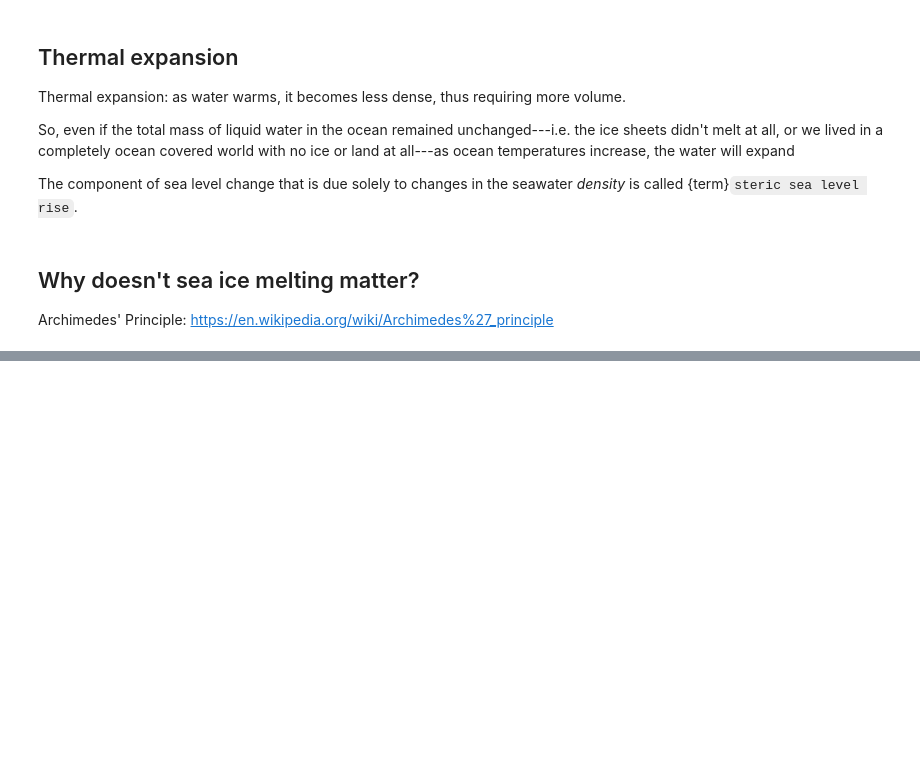
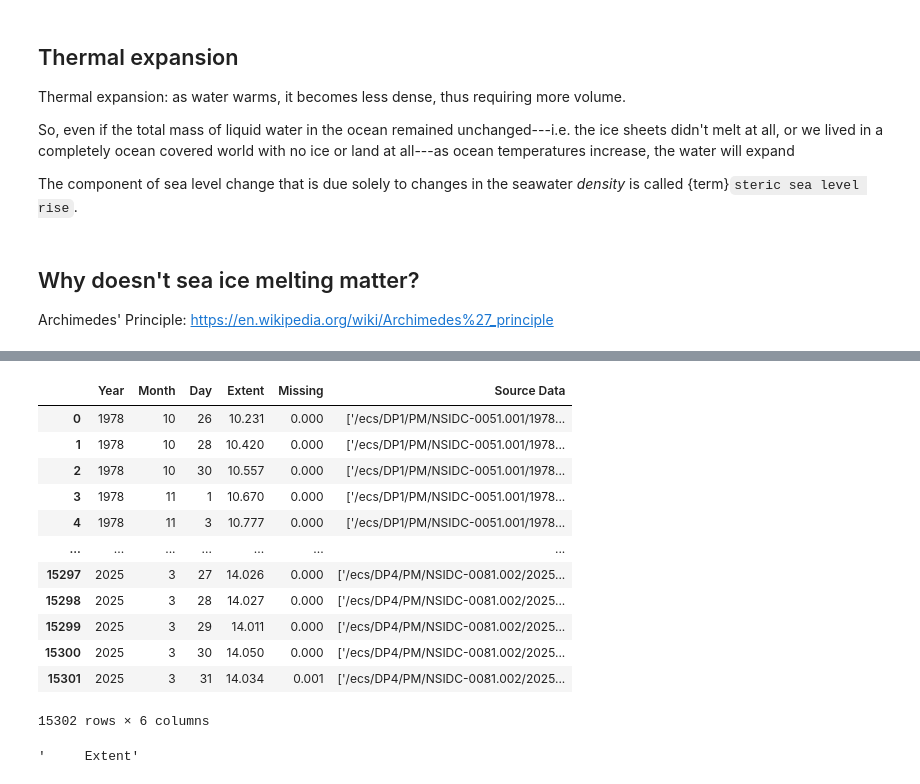
Before and after one commit to spencerahill/clim-change-course_2025, a Jupyter notebook: chapters/XX_main-content.ipynb, the cells around one changed output, grey strips where cells are left out. Saved outputs shown, nothing was run; the diff lists cells and outputs as text; code cells hidden in the pictures; blank space fills up the shorter version.

```diff
--- a/chapters/XX_main-content.ipynb
+++ b/chapters/XX_main-content.ipynb
@@ -80,0 +125,22 @@ Archimedes' Principle: https://en.wikipedia.org/wiki/Archimedes%27_principle
+# %%
+url = "https://noaadata.apps.nsidc.org/NOAA/G02135/north/daily/data/N_seaice_extent_daily_v3.0.csv"
+df = pd.read_csv(url, header=0, skiprows=[1])
+df
+# %% [output]
+|  | Year | Month | Day | Extent | Missing | Source Data |
+| 0 | 1978 | 10 | 26 | 10.231 | 0.000 | ['/ecs/DP1/PM/NSIDC-0051.001/1978... |
+| 1 | 1978 | 10 | 28 | 10.420 | 0.000 | ['/ecs/DP1/PM/NSIDC-0051.001/1978... |
+| 2 | 1978 | 10 | 30 | 10.557 | 0.000 | ['/ecs/DP1/PM/NSIDC-0051.001/1978... |
+| 3 | 1978 | 11 | 1 | 10.670 | 0.000 | ['/ecs/DP1/PM/NSIDC-0051.001/1978... |
+| 4 | 1978 | 11 | 3 | 10.777 | 0.000 | ['/ecs/DP1/PM/NSIDC-0051.001/1978... |
+| ... | ... | ... | ... | ... | ... | ... |
+| 15297 | 2025 | 3 | 27 | 14.026 | 0.000 | ['/ecs/DP4/PM/NSIDC-0081.002/2025... |
+| 15298 | 2025 | 3 | 28 | 14.027 | 0.000 | ['/ecs/DP4/PM/NSIDC-0081.002/2025... |
+| 15299 | 2025 | 3 | 29 | 14.011 | 0.000 | ['/ecs/DP4/PM/NSIDC-0081.002/2025... |
+| 15300 | 2025 | 3 | 30 | 14.050 | 0.000 | ['/ecs/DP4/PM/NSIDC-0081.002/2025... |
+| 15301 | 2025 | 3 | 31 | 14.034 | 0.001 | ['/ecs/DP4/PM/NSIDC-0081.002/2025... |
+15302 rows × 6 columns
+# %%
+df.columns[3]
+# %% [output]
+'     Extent'
```
Also changed, not shown: parts of 9 cells of this notebook.
